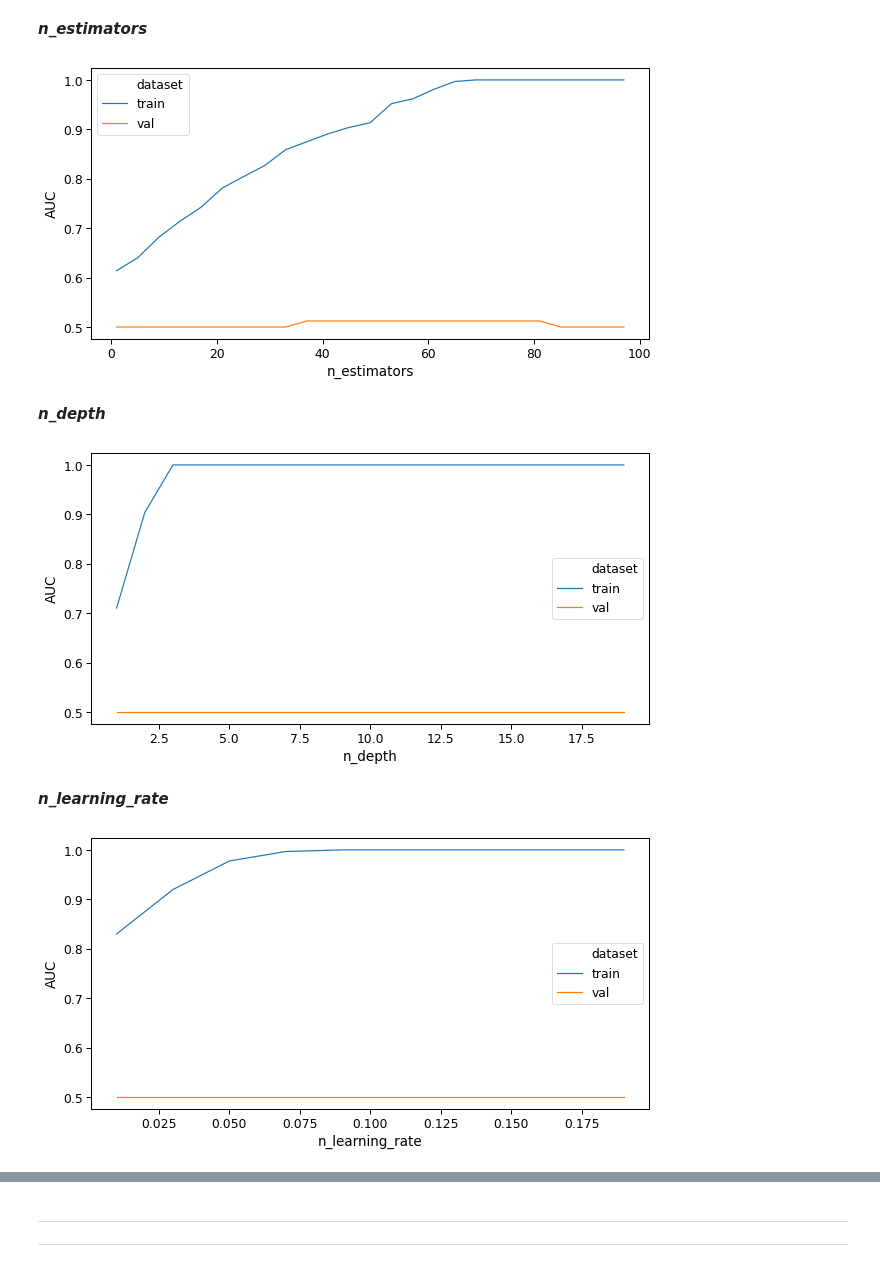
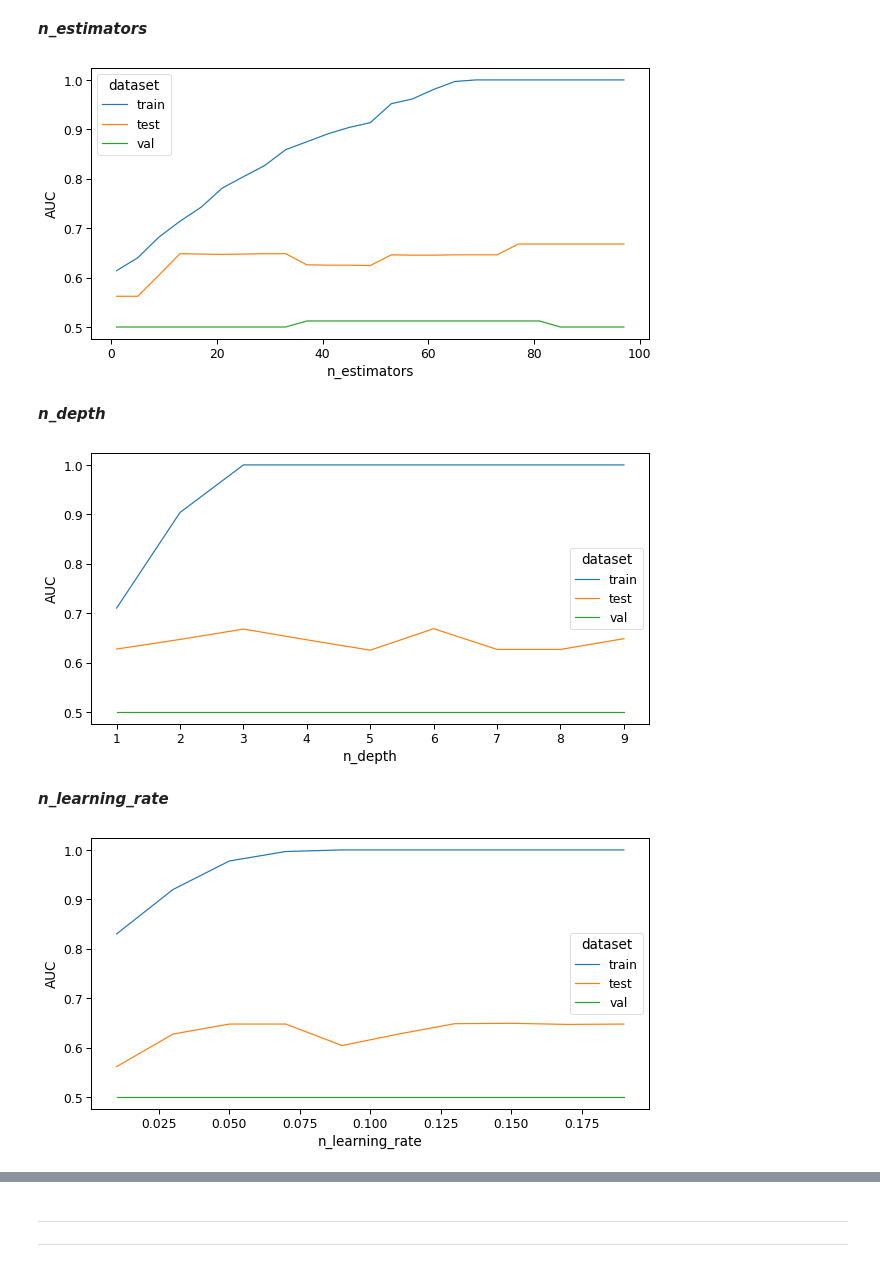
Before and after one commit to malwina0/2022L-ML, a Jupyter notebook: ZD3/ZD3_Piwko_Wojewoda.ipynb, the cells around one changed output, grey strips where cells are left out. Drawn from its saved outputs; the diff is of its cells as text; code cells hidden in the pictures.

```diff
--- a/ZD3/ZD3_Piwko_Wojewoda.ipynb
+++ b/ZD3/ZD3_Piwko_Wojewoda.ipynb
@@ -376,20 +357,3 @@ F1 score micro: 0.9699413489736071
 F1 score weighted: 0.955141350719823
 Precision score: [0.96994135 0.        ]
 Recall score: [1. 0.]
-# %%
-#dodane parametry: max_depth=2, learning_rate=0.3
-xgb_clf = xgb.XGBClassifier(random_state=1,
-                    booster='gbtree',
-                    use_label_encoder=False,
-                    max_depth=2,
-                    learning_rate=0.3
-                    )
-xgb_clf.fit(X_train, y_train)
-
-print("--------------------------------------------------")
-print("Train set scores")
-show_model_metrics(xgb_clf, X_train, y_train)
-
-print("--------------------------------------------------")
-print("Validation set scores")
-show_model_metrics(xgb_clf, X_val, y_val)
@@ -423,32 +369,36 @@ estimators = np.arange(1,100,4)
 for trees_nr in tqdm(estimators):
     xgb_clf = xgb.XGBClassifier(n_estimators=trees_nr, max_depth=3, eval_metric='logloss').fit(X_train, y_train)
     train_score = roc_auc_score(y_train, xgb_clf.predict(X_train))
+    test_score = roc_auc_score(y_test, xgb_clf.predict(X_test))
     val_score = roc_auc_score(y_val, xgb_clf.predict(X_val))
     history = history.append(dict(zip(cols, [trees_nr, train_score, "train"])), ignore_index=True)
+    history = history.append(dict(zip(cols, [trees_nr, test_score, "test"])), ignore_index=True)
     history = history.append(dict(zip(cols, [trees_nr, val_score, "val"])), ignore_index=True)
 
 sns.lineplot(data=history, x = "n_estimators", y = "AUC", hue = "dataset")
 plt.show()
 # %% [output]
-[figure, old version]
+[figure, new version]
 # %% [markdown]
 ***n_depth***
 # %%
 cols = ["n_depth","AUC", "dataset"]
 history = pd.DataFrame(columns=cols)
 
-n_depth = np.arange(1,20,1)
+n_depth = np.arange(1,10,1)
 for depth in tqdm(n_depth):
     xgb_clf = xgb.XGBClassifier(max_depth=depth, eval_metric='logloss').fit(X_train, y_train)
     train_score = roc_auc_score(y_train,xgb_clf.predict(X_train))
-    val_score = roc_auc_score(y_val,xgb_clf.predict(X_val))
+    test_score = roc_auc_score(y_test,xgb_clf.predict(X_test))
+    val_score = roc_auc_score(y_val, xgb_clf.predict(X_val))
     history = history.append(dict(zip(cols, [depth, train_score, "train"])), ignore_index=True)
+    history = history.append(dict(zip(cols, [depth, test_score, "test"])), ignore_index=True)
     history = history.append(dict(zip(cols, [depth, val_score, "val"])), ignore_index=True)
 
 sns.lineplot(data=history, x = "n_depth", y = "AUC", hue = "dataset")
 plt.show()
 # %% [output]
-[figure, old version]
+[figure, new version]
 # %% [markdown]
 ***n_learning_rate***
 # %%
@@ -459,11 +409,13 @@ n_rate = np.arange(0.01,0.2,0.02)
 for rate in tqdm(n_rate):
     xgb_clf = xgb.XGBClassifier(learning_rate=rate, eval_metric='logloss').fit(X_train, y_train)
     train_score = roc_auc_score(y_train,xgb_clf.predict(X_train))
+    test_score = roc_auc_score(y_test,xgb_clf.predict(X_test))
     val_score = roc_auc_score(y_val,xgb_clf.predict(X_val))
     history = history.append(dict(zip(cols, [rate, train_score, "train"])), ignore_index=True)
+    history = history.append(dict(zip(cols, [rate, test_score, "test"])), ignore_index=True)
     history = history.append(dict(zip(cols, [rate, val_score, "val"])), ignore_index=True)
 
 sns.lineplot(data=history, x = "n_learning_rate", y = "AUC", hue = "dataset")
 plt.show()
 # %% [output]
-[figure, old version]
+[figure, new version]
```
Also changed, not shown: parts of 28 cells of this notebook.
